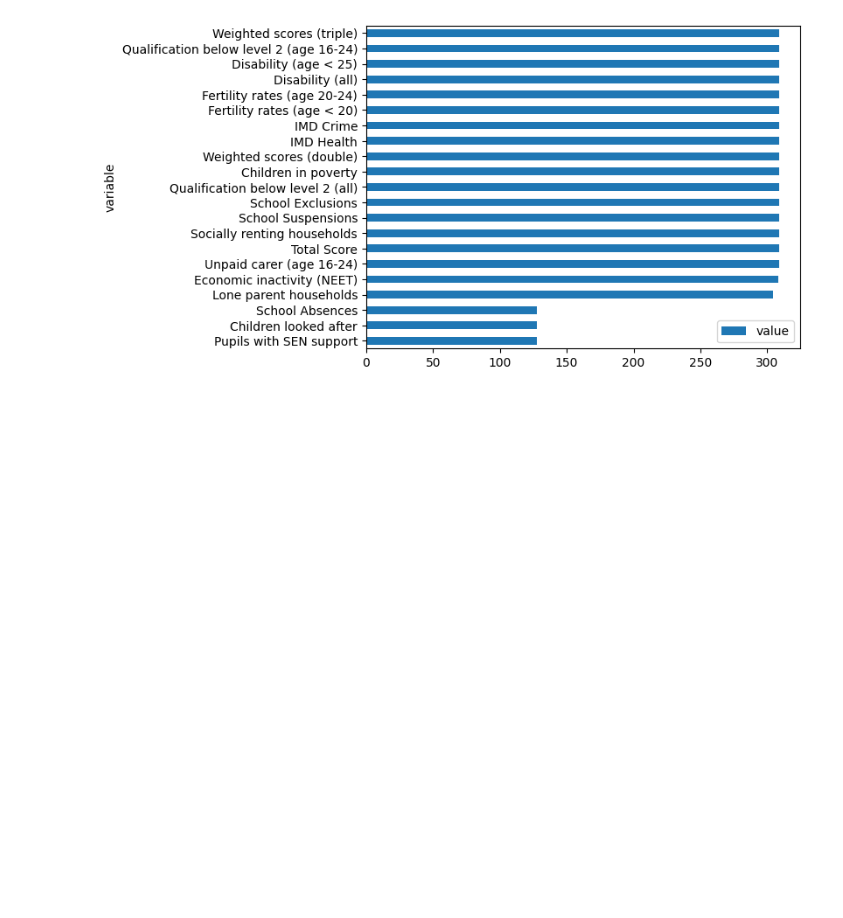
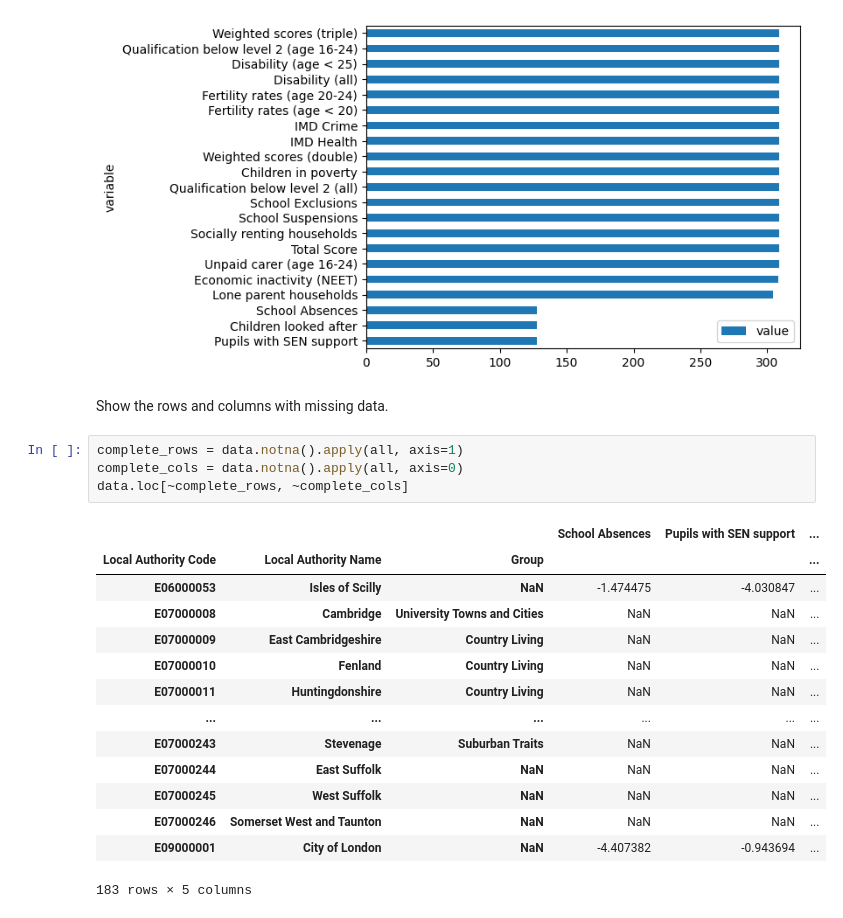
Before and after one commit to open-innovations/yff-data-pipelines, a Jupyter notebook: output/prepare-neet-factors.ipynb, the cells around one changed output. Saved outputs shown, nothing was run; the diff lists cells and outputs as text; blank space fills up the shorter version.

```diff
--- a/output/prepare-neet-factors.ipynb
+++ b/output/prepare-neet-factors.ipynb
@@ -96,3 +97,24 @@ data.loc[~complete_rows].index.get_level_values(0).to_list()
 axes = data.melt(ignore_index=False).groupby('variable').count().sort_values('value').plot.barh()
 # %% [output]
 [figure]
+# %% [markdown]
+Show the rows and columns with missing data.
+# %%
+complete_rows = data.notna().apply(all, axis=1)
+complete_cols = data.notna().apply(all, axis=0)
+data.loc[~complete_rows, ~complete_cols]
+# %% [output]
+|  |  |  | School Absences | Pupils with SEN support | ... |
+| Local Authority Code | Local Authority Name | Group |  |  | ... |
+| E06000053 | Isles of Scilly | NaN | -1.474475 | -4.030847 | ... |
+| E07000008 | Cambridge | University Towns and Cities | NaN | NaN | ... |
+| E07000009 | East Cambridgeshire | Country Living | NaN | NaN | ... |
+| E07000010 | Fenland | Country Living | NaN | NaN | ... |
+| E07000011 | Huntingdonshire | Country Living | NaN | NaN | ... |
+| ... | ... | ... | ... | ... | ... |
+| E07000243 | Stevenage | Suburban Traits | NaN | NaN | ... |
+| E07000244 | East Suffolk | NaN | NaN | NaN | ... |
+| E07000245 | West Suffolk | NaN | NaN | NaN | ... |
+| E07000246 | Somerset West and Taunton | NaN | NaN | NaN | ... |
+| E09000001 | City of London | NaN | -4.407382 | -0.943694 | ... |
+183 rows × 5 columns
```
Also changed, not shown: parts of 12 cells of this notebook, 3 other files.
